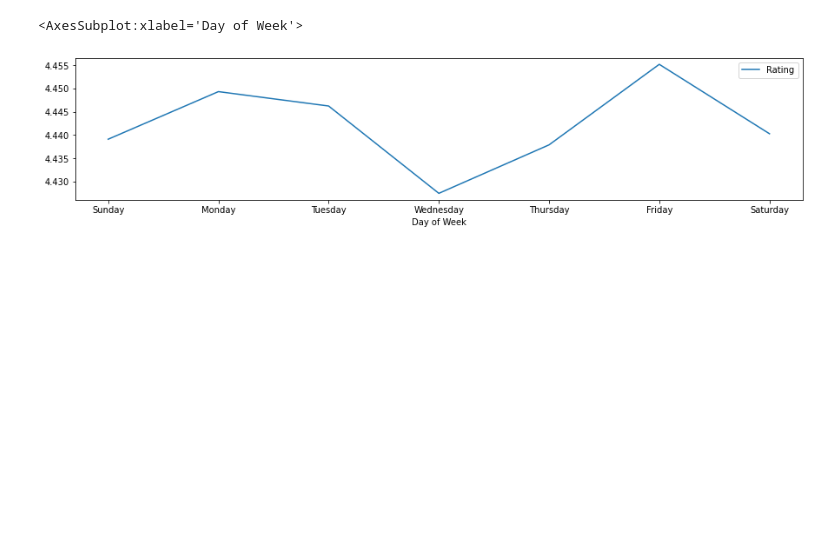
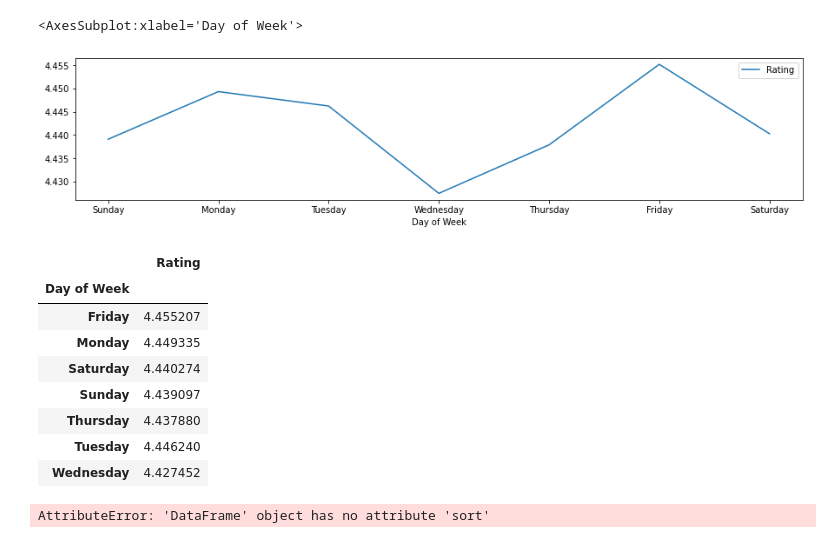
Before and after one commit to jennarowan/CourseReviews, a Jupyter notebook: ReviewVisualization.ipynb, the cells around one changed output. Drawn from its saved outputs; the diff is of its cells as text; code cells hidden in the pictures; blank space fills up the shorter version.

```diff
--- a/ReviewVisualization.ipynb
+++ b/ReviewVisualization.ipynb
@@ -142,3 +142,21 @@ day_of_week_average.loc[day_order].plot(figsize = (15, 3))
 # %% [output]
 <AxesSubplot:xlabel='Day of Week'>
 [figure]
+# %%
+day_of_week_average
+# %% [output]
+|  | Rating |
+| Day of Week |  |
+| Friday | 4.455207 |
+| Monday | 4.449335 |
+| Saturday | 4.440274 |
+| Sunday | 4.439097 |
+| Thursday | 4.437880 |
+| Tuesday | 4.446240 |
+| Wednesday | 4.427452 |
+# %%
+day_of_week_average.sort(by=day_of_week_average.index, key = ["Sunday", "Monday", "Tuesday", "Wednesday",
+                                "Thursday", "Friday", "Saturday"])
+day_of_week_average
+# %% [output]
+AttributeError: 'DataFrame' object has no attribute 'sort'
```
Also changed, not shown: parts of 3 cells of this notebook, 1 other file.
